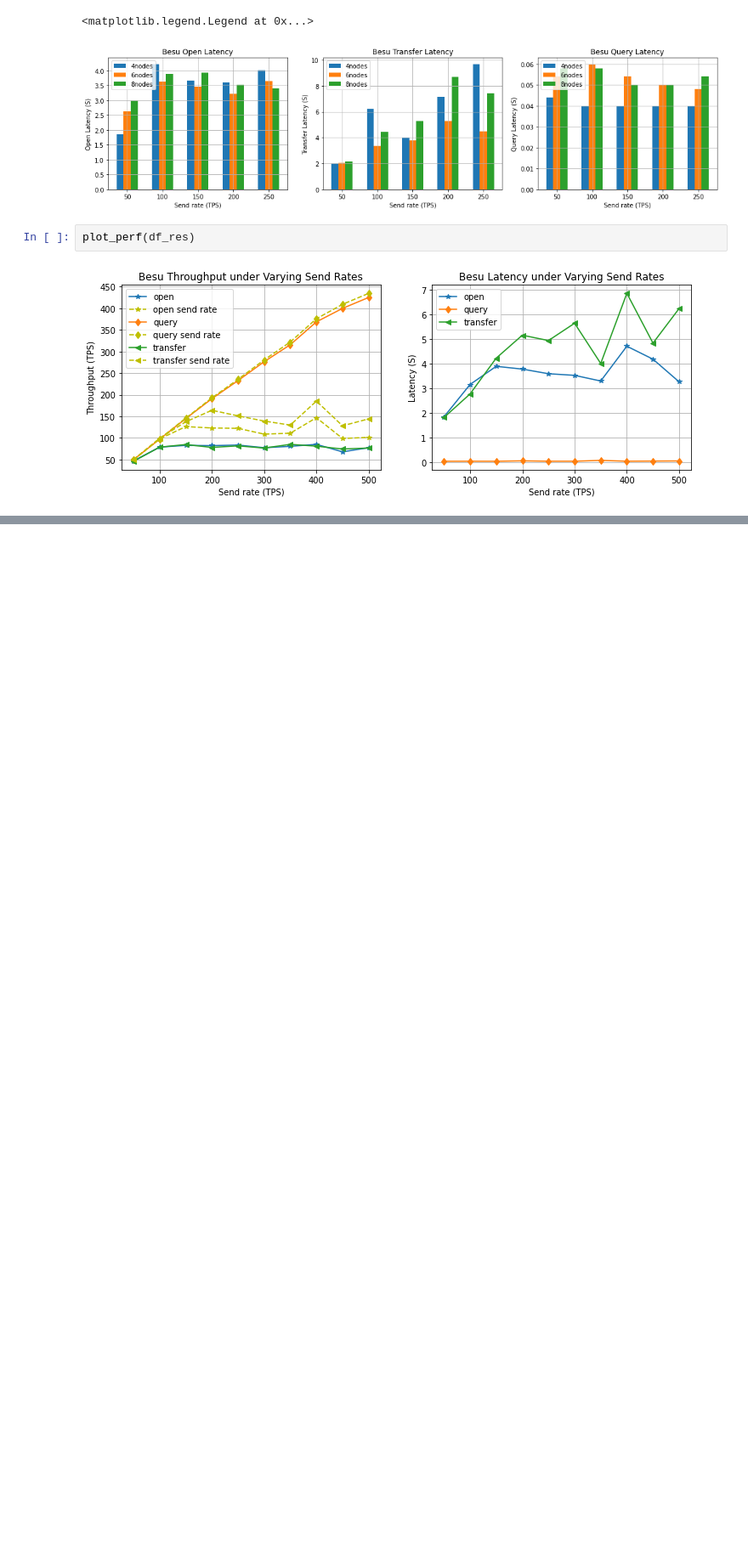
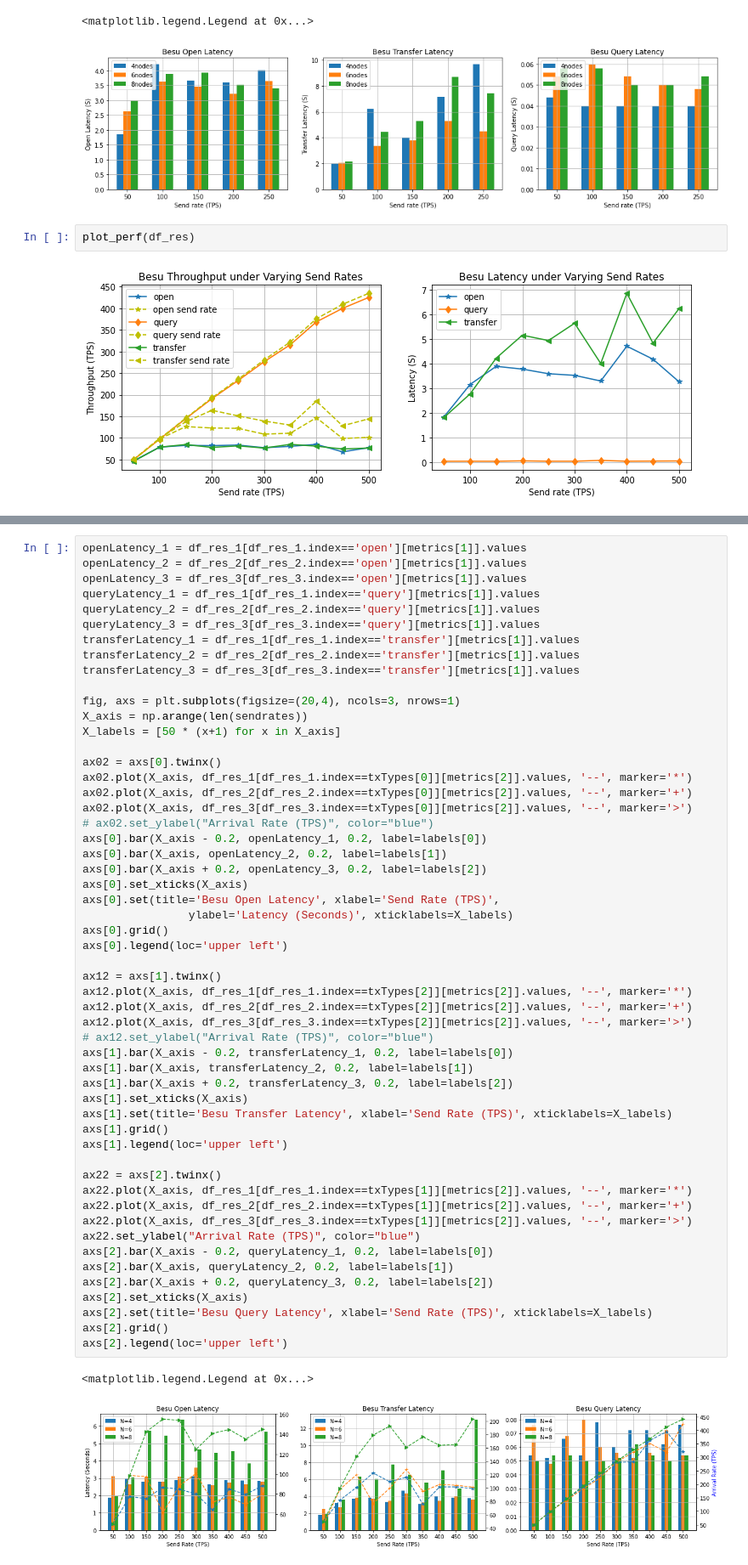
Before and after one commit to CaixiangFan/besu-benchmark, a Jupyter notebook: src/data_process.ipynb, the cells around one changed output, grey strips where cells are left out. Shown at 85% size. Drawn from its saved outputs; the diff is of its cells as text; blank space fills up the shorter version.

```diff
--- a/src/data_process.ipynb
+++ b/src/data_process.ipynb
@@ -363,0 +426,57 @@ plot_perf(df_res)
+# %%
+openLatency_1 = df_res_1[df_res_1.index=='open'][metrics[1]].values
+openLatency_2 = df_res_2[df_res_2.index=='open'][metrics[1]].values
+openLatency_3 = df_res_3[df_res_3.index=='open'][metrics[1]].values
+queryLatency_1 = df_res_1[df_res_1.index=='query'][metrics[1]].values
+queryLatency_2 = df_res_2[df_res_2.index=='query'][metrics[1]].values
+queryLatency_3 = df_res_3[df_res_3.index=='query'][metrics[1]].values
+transferLatency_1 = df_res_1[df_res_1.index=='transfer'][metrics[1]].values
+transferLatency_2 = df_res_2[df_res_2.index=='transfer'][metrics[1]].values
+transferLatency_3 = df_res_3[df_res_3.index=='transfer'][metrics[1]].values
+
+fig, axs = plt.subplots(figsize=(20,4), ncols=3, nrows=1)
+X_axis = np.arange(len(sendrates))
+X_labels = [50 * (x+1) for x in X_axis]
+
+ax02 = axs[0].twinx()
+ax02.plot(X_axis, df_res_1[df_res_1.index==txTypes[0]][metrics[2]].values, '--', marker='*')
+ax02.plot(X_axis, df_res_2[df_res_2.index==txTypes[0]][metrics[2]].values, '--', marker='+')
+ax02.plot(X_axis, df_res_3[df_res_3.index==txTypes[0]][metrics[2]].values, '--', marker='>')
+# ax02.set_ylabel("Arrival Rate (TPS)", color="blue")
+axs[0].bar(X_axis - 0.2, openLatency_1, 0.2, label=labels[0])
+axs[0].bar(X_axis, openLatency_2, 0.2, label=labels[1])
+axs[0].bar(X_axis + 0.2, openLatency_3, 0.2, label=labels[2])
+axs[0].set_xticks(X_axis)
+axs[0].set(title='Besu Open Latency', xlabel='Send Rate (TPS)',
+                ylabel='Latency (Seconds)', xticklabels=X_labels)
+axs[0].grid()
+axs[0].legend(loc='upper left')
+
+ax12 = axs[1].twinx()
+ax12.plot(X_axis, df_res_1[df_res_1.index==txTypes[2]][metrics[2]].values, '--', marker='*')
+ax12.plot(X_axis, df_res_2[df_res_2.index==txTypes[2]][metrics[2]].values, '--', marker='+')
+ax12.plot(X_axis, df_res_3[df_res_3.index==txTypes[2]][metrics[2]].values, '--', marker='>')
+# ax12.set_ylabel("Arrival Rate (TPS)", color="blue")
+axs[1].bar(X_axis - 0.2, transferLatency_1, 0.2, label=labels[0])
+axs[1].bar(X_axis, transferLatency_2, 0.2, label=labels[1])
+axs[1].bar(X_axis + 0.2, transferLatency_3, 0.2, label=labels[2])
+axs[1].set_xticks(X_axis)
+axs[1].set(title='Besu Transfer Latency', xlabel='Send Rate (TPS)', xticklabels=X_labels)
+axs[1].grid()
+axs[1].legend(loc='upper left')
+
+ax22 = axs[2].twinx()
+ax22.plot(X_axis, df_res_1[df_res_1.index==txTypes[1]][metrics[2]].values, '--', marker='*')
+ax22.plot(X_axis, df_res_2[df_res_2.index==txTypes[1]][metrics[2]].values, '--', marker='+')
+ax22.plot(X_axis, df_res_3[df_res_3.index==txTypes[1]][metrics[2]].values, '--', marker='>')
+ax22.set_ylabel("Arrival Rate (TPS)", color="blue")
+axs[2].bar(X_axis - 0.2, queryLatency_1, 0.2, label=labels[0])
+axs[2].bar(X_axis, queryLatency_2, 0.2, label=labels[1])
+axs[2].bar(X_axis + 0.2, queryLatency_3, 0.2, label=labels[2])
+axs[2].set_xticks(X_axis)
+axs[2].set(title='Besu Query Latency', xlabel='Send Rate (TPS)', xticklabels=X_labels)
+axs[2].grid()
+axs[2].legend(loc='upper left')
+# %% [output]
+<matplotlib.legend.Legend at 0x...>
+[figure, added]
```
Also changed, not shown: parts of 3 cells of this notebook, 9 other files.
